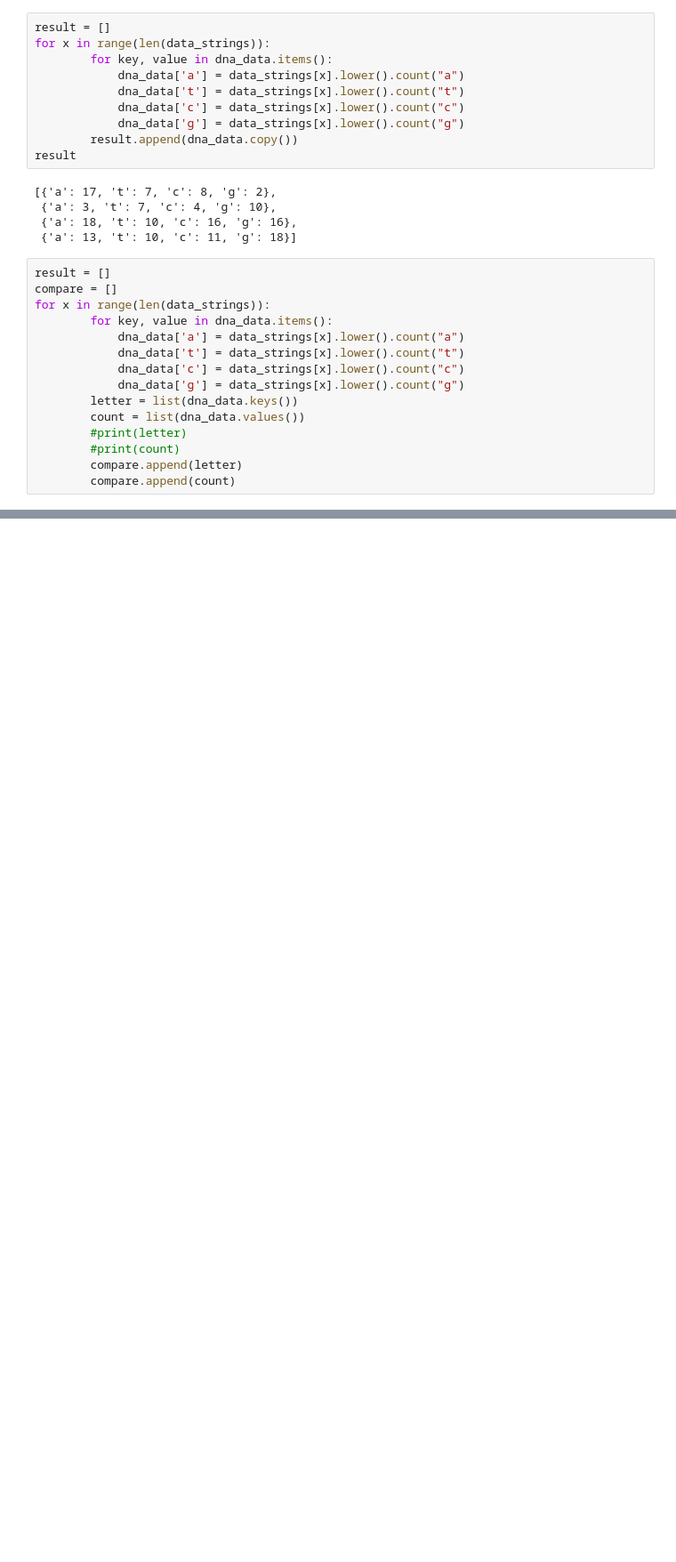
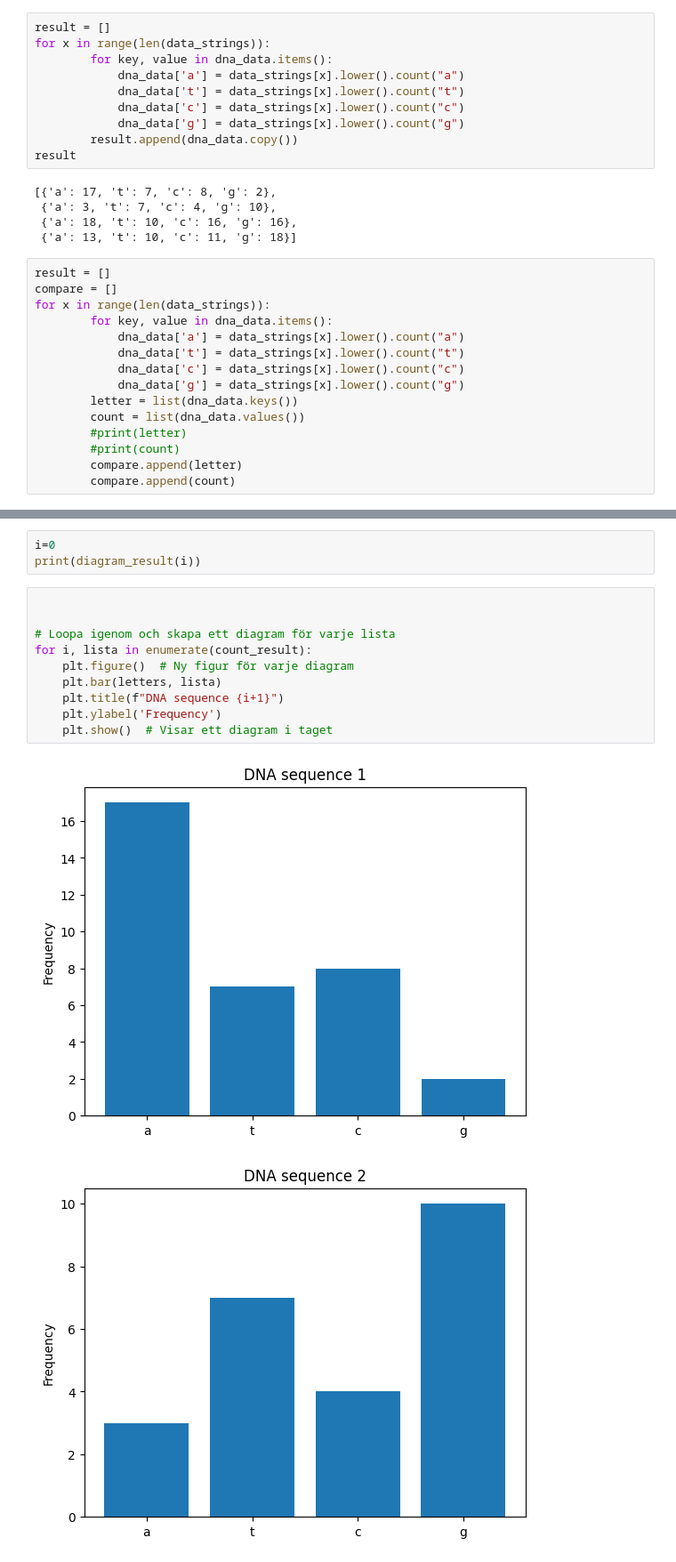
Before and after one commit to Anja-Sche/Lab1_Anja_Scherwall_DE25, a Jupyter notebook: test.ipynb, the cells around one changed output, grey strips where cells are left out. Shown at 89% size. Saved outputs shown, nothing was run; the diff lists cells and outputs as text; blank space fills up the shorter version.

```diff
--- a/test.ipynb
+++ b/test.ipynb
@@ -76,0 +165,16 @@ for x in range(len(data_strings)):
+# %%
+i=0
+print(diagram_result(i))
+# %%
+
+
+# Loopa igenom och skapa ett diagram för varje lista
+for i, lista in enumerate(count_result):
+    plt.figure()  # Ny figur för varje diagram
+    plt.bar(letters, lista)
+    plt.title(f"DNA sequence {i+1}")
+    plt.ylabel('Frequency')
+    plt.show()  # Visar ett diagram i taget
+# %% [output]
+[figure, added]
+[figure, added]
```
Also changed, not shown: parts of 6 cells of this notebook, 1 other file.
